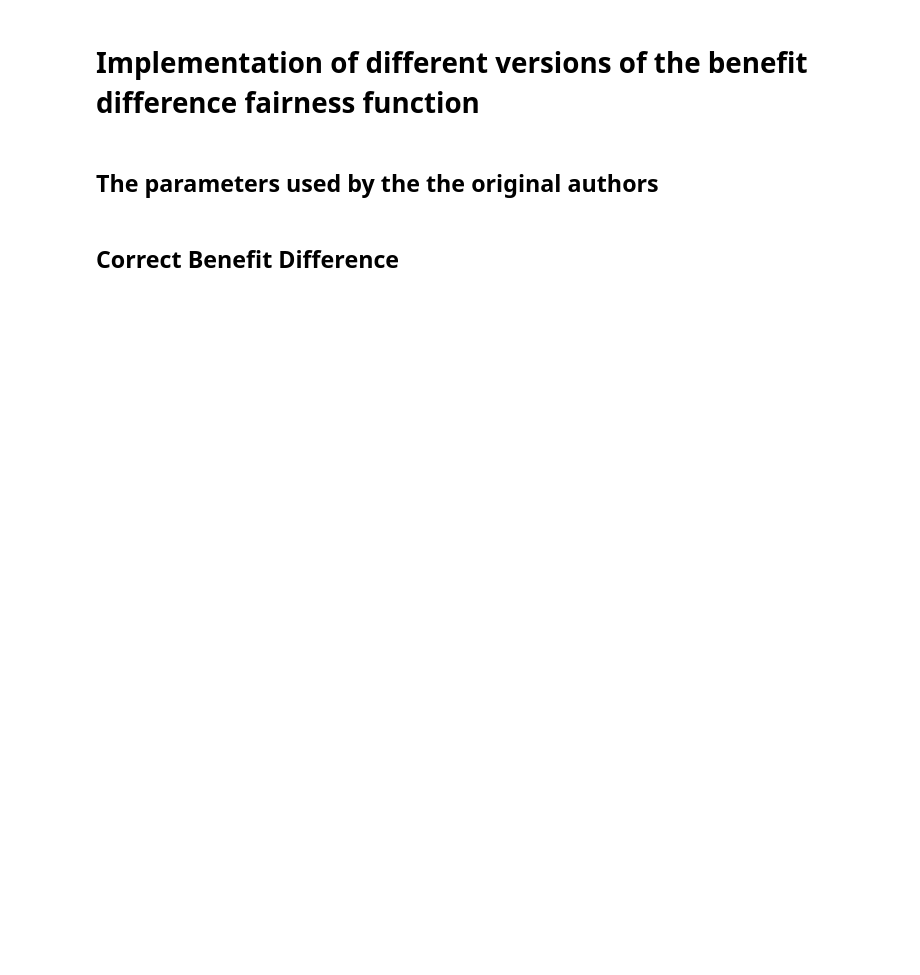
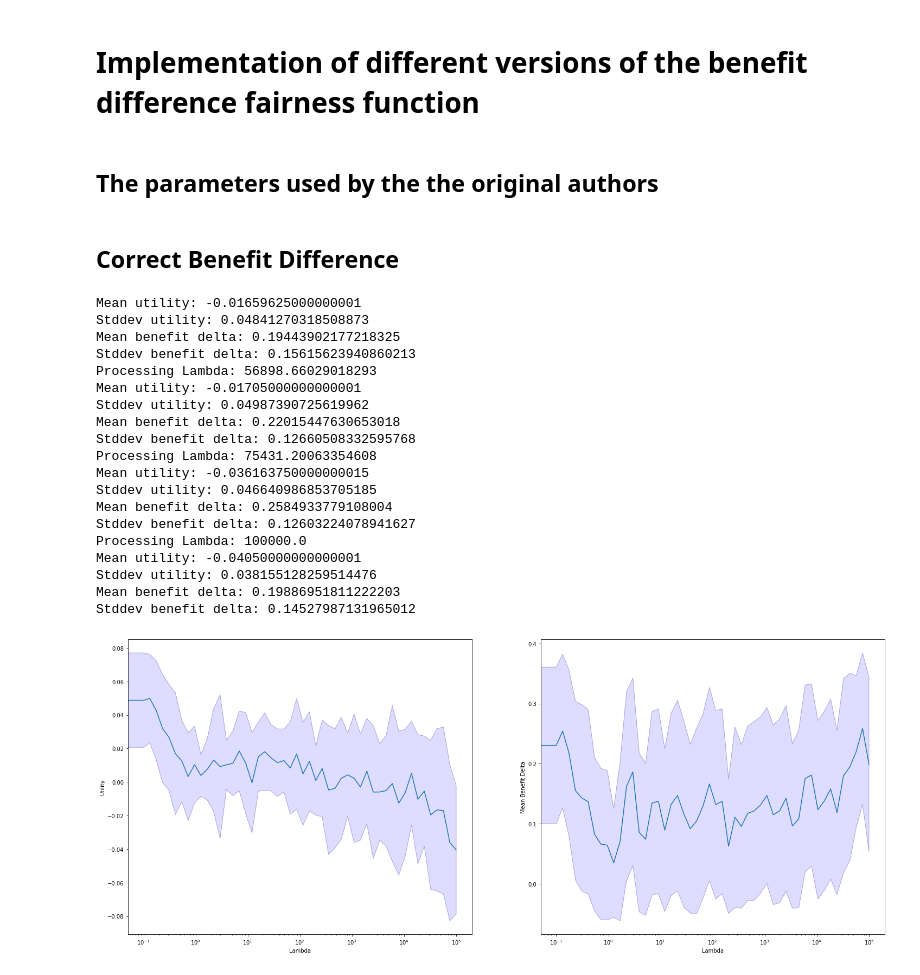
Before and after one commit to floydkretschmar/master-thesis, a Jupyter notebook: exp/004-fairness-over-lambdas.ipynb, the cells around one changed output. Cells and saved outputs as stored; diff of their text form; code cells hidden in the pictures; blank space fills up the shorter version.

Commit message:
results correct implementation

```diff
--- a/exp/004-fairness-over-lambdas.ipynb
+++ b/exp/004-fairness-over-lambdas.ipynb
@@ -39,7 +39,7 @@ def util_func(**util_params):
     return util
 
 dim_theta = dim_x + 1 if training_parameters['bias'] else dim_x
-training_parameters['theta'] = [-3.5, 0.6]
+#training_parameters['theta'] = [-3.5, 0.6]
 training_parameters['feature_map'] = IdentityFeatureMap(dim_theta)
 training_parameters['num_decisions'] = training_parameters['num_iterations'] * training_parameters['batch_size']
 training_parameters['utility_value_function'] = util_func
@@ -50,36 +50,53 @@ def fairness_function(**fairness_kwargs):
     policy = fairness_kwargs["policy"]
     x = fairness_kwargs["x"]
     s = fairness_kwargs["s"]
     y = fairness_kwargs["y"]
     decisions = fairness_kwargs["decisions"]
     ips_weights = fairness_kwargs["ips_weights"]
 
     benefit = policy.benefit_function(decisions=decisions, y=y)
     phi = policy.feature_map(policy._extract_features(x, s))
     denominator = np.expand_dims((1.0 + np.exp(np.matmul(phi, policy.theta))), axis=1)
 
     benefit_grad = benefit * phi/denominator
 
     if ips_weights is not None:
         benefit *= ips_weights
         benefit_grad *= ips_weights
 
     # benefit-difference * grad-benefit-difference
     return policy._mean_difference(benefit, s) * policy._mean_difference(benefit_grad, s)
 
 training_parameters['fairness_function'] = fairness_function
-lambdas = np.logspace(-1, 5, base=10, endpoint=True, num=10)
+lambdas = np.logspace(-1, 5, base=10, endpoint=True, num=50)
 lambdas = np.insert(arr=lambdas, obj=0, values=[0.0])
 
-results = train_multiple(training_parameters, iterations=5, lambdas=lambdas, verbose=True)
+results = train_multiple(training_parameters, iterations=20, lambdas=lambdas, verbose=True)
 plot_results_over_lambdas(
     results["utility_stats"]["mean"],
     results["utility_stats"]["stddev"],
-    #results["utility_stats"]["max"],
-    #results["utility_stats"]["min"],
     results["benefit_delta_stats"]["mean"],
     results["benefit_delta_stats"]["stddev"],
-    #results["benefit_delta_stats"]["max"],
-    #results["benefit_delta_stats"]["min"],
     lambdas,
     file_path="results.png")
+# %% [output]
+Mean utility: -0.01659625000000001
+Stddev utility: 0.04841270318508873
+Mean benefit delta: 0.19443902177218325
+Stddev benefit delta: 0.15615623940860213
+Processing Lambda: 56898.66029018293
+Mean utility: -0.01705000000000001
+Stddev utility: 0.04987390725619962
+Mean benefit delta: 0.22015447630653018
+Stddev benefit delta: 0.12660508332595768
+Processing Lambda: 75431.20063354608
+Mean utility: -0.036163750000000015
+Stddev utility: 0.046640986853705185
+Mean benefit delta: 0.2584933779108004
+Stddev benefit delta: 0.12603224078941627
+Processing Lambda: 100000.0
+Mean utility: -0.04050000000000001
+Stddev utility: 0.038155128259514476
+Mean benefit delta: 0.19886951811222203
+Stddev benefit delta: 0.14527987131965012
+[figure, added]
```
Also changed, not shown: 1 other file.
